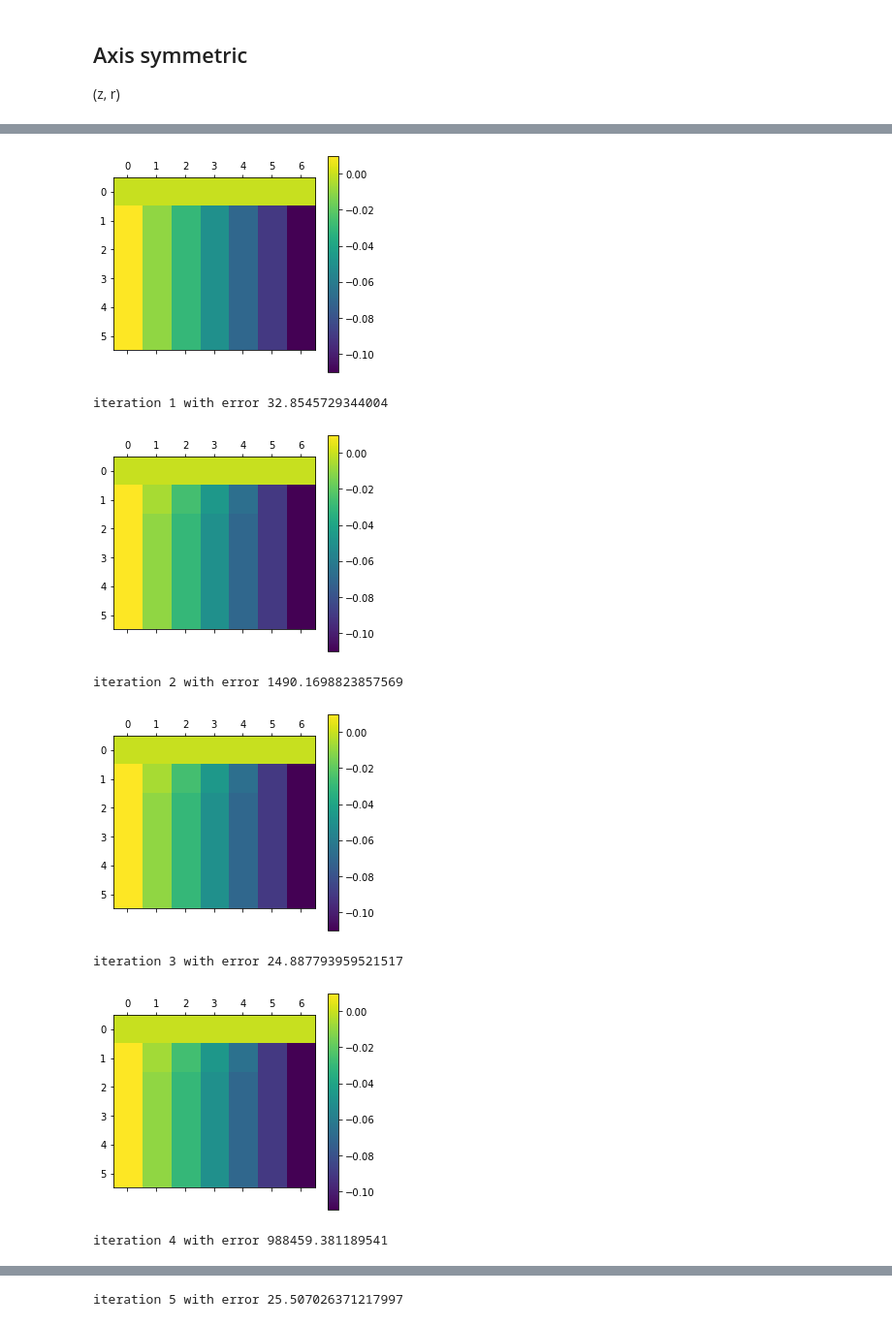
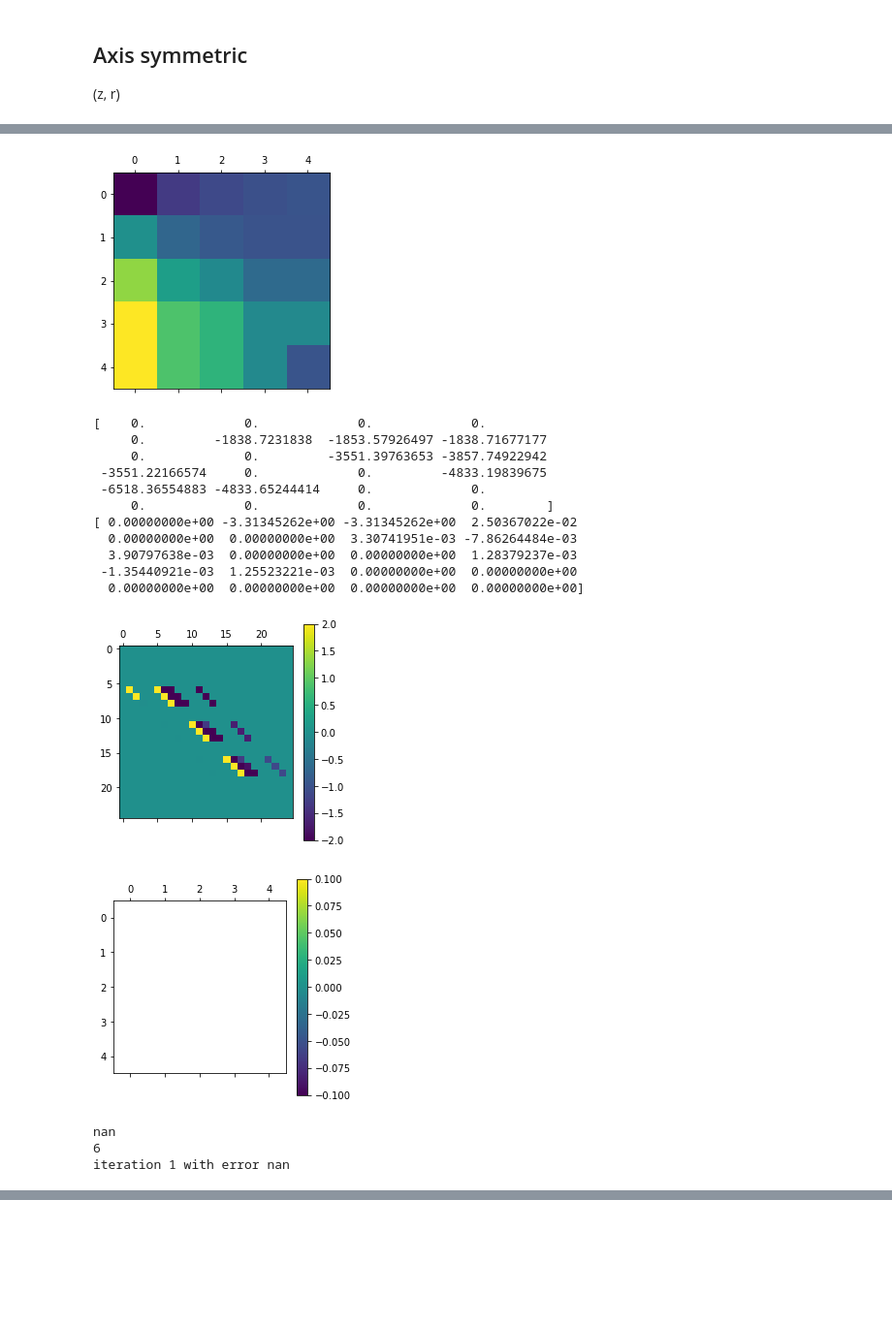
Before and after one commit to Toothpastefairy/comp_multphase_flow, a Jupyter notebook: bloodyguys.ipynb, the cells around one changed output, grey strips where cells are left out. Shown: that part at 97% size. Saved outputs shown, nothing was run; the diff lists cells and outputs as text; code cells hidden in the pictures; blank space fills up the shorter version.

```diff
--- a/bloodyguys.ipynb
+++ b/bloodyguys.ipynb
@@ -374,10 +364,10 @@ def reload_system_axis():
     return system_axis
 
 rho_fluid = 1000
-z_end = 100
-Nz = 5
+z_end = 1
+Nz = 3
 r_end = 10
-Nr = 4
+Nr = 3
 mu_fluid = 1e-3 * np.ones((Nr+2, Nz+2))
 pressure = np.zeros((Nr+2, Nz+2))
 
@@ -394,7 +384,7 @@ angle = 0 #np.pi / 2
 boundary_condition = [-1, 1]
 blood_flow_rate = 20e-3 # m/s  # moet gecheckt worden
 Q_des = 185*1e-6 #m3/s total bloodflow
-pressure_difference = 1e-3
+pressure_difference = 1e-2
 pressure_boundary = np.array([1, 1])*1e-3
 system = reloadsystem()
 
@@ -439,45 +440,60 @@ velocity_r = np.zeros((system_axis.Nr+2, system_axis.Nz+2)) # at r-offset points
 
 # plt.imshow(velocity_z, origin='lower', aspect="equal")
 # print(velocity_z.shape)
-pressure = np.zeros((system_axis.Nr+2, system_axis.Nz+2))
-pressure[0:] = - system_axis.Z[1:] * pressure_difference
+pressure = np.zeros((system_axis.Nr+2, system_axis.Nz+2)) + (system_axis.z_end - system_axis.Z) * pressure_difference
+
+# plt.matshow(pressure)
+# plt.colorbar()
+# plt.show()
+
 
 # while error > epsilon:
-for i in range(10):
+for i in range(1):
     i+=1
     # 1. initial guess for velocities, pressure
     vel_old_z = velocity_z
     vel_old_r = velocity_r
     p_old = pressure
 
     # 2. solve the momentum equations using guesses
     velocity_z = system_axis.solve_velocity_z(vel_old_z, vel_old_r, mu_fluid, pressure)
     velocity_r = system_axis.solve_velocity_r(vel_old_z, vel_old_r, mu_fluid, pressure)
-
+    plt.matshow(velocity_z)
+    plt.show()
     # 3. solve pressure using velocity from momentum eq
     pressure_corrector = system_axis.pressure_correction(velocity_z, velocity_r, mu_fluid)
 
     # 4. correct pressure and velocities
     pressure = p_old + pressure_corrector * relaxation_factor
     velocity_z, velocity_r = system_axis.velocity_corrections(
-        velocity_z, velocity_r, mu_fluid, pressure_corrector, 1 - relaxation_factor
+        velocity_z, velocity_r, mu_fluid, pressure_corrector, relaxation_factor
     )
     plt.matshow(pressure)
     plt.colorbar()
     plt.show()
-
+    print(np.sum(np.abs(velocity_z - vel_old_z)))
+    print(np.argmax(velocity_z))
     error = np.sum(np.abs((velocity_z - vel_old_z) / vel_old_z))
-    print("iteration", i, "with error", error, end='\x1b[1K\r')
+    print("iteration", i, "with error", error, end='\n')
 
     if i > 2000:
         print("Oh nyo, it's bwoken")
         break
 # %% [output]
-[figure, old version]
+[figure, new version]
-iteration 1 with error 32.8545729344004
+[    0.             0.             0.             0.
+     0.         -1838.7231838  -1853.57926497 -1838.71677177
+     0.             0.         -3551.39763653 -3857.74922942
+ -3551.22166574     0.             0.         -4833.19839675
+ -6518.36554883 -4833.65244414     0.             0.
+     0.             0.             0.             0.        ]
+[ 0.00000000e+00 -3.31345262e+00 -3.31345262e+00  2.50367022e-02
+  0.00000000e+00  0.00000000e+00  3.30741951e-03 -7.86264484e-03
+  3.90797638e-03  0.00000000e+00  0.00000000e+00  1.28379237e-03
+ -1.35440921e-03  1.25523221e-03  0.00000000e+00  0.00000000e+00
+  0.00000000e+00  0.00000000e+00  0.00000000e+00  0.00000000e+00]
-[figure, old version]
+[figure, new version]
+[figure, new version]
-iteration 2 with error 1490.1698823857569
+nan
+6
+iteration 1 with error nan
-[figure, old version]
-iteration 3 with error 24.887793959521517
-[figure, removed]
-iteration 4 with error 988459.381189541
@@ -485 +499,0 @@ iteration 4 with error 988459.381189541
-iteration 5 with error 25.507026371217997
```
Also changed, not shown: parts of 10 cells of this notebook, 1 other file.
